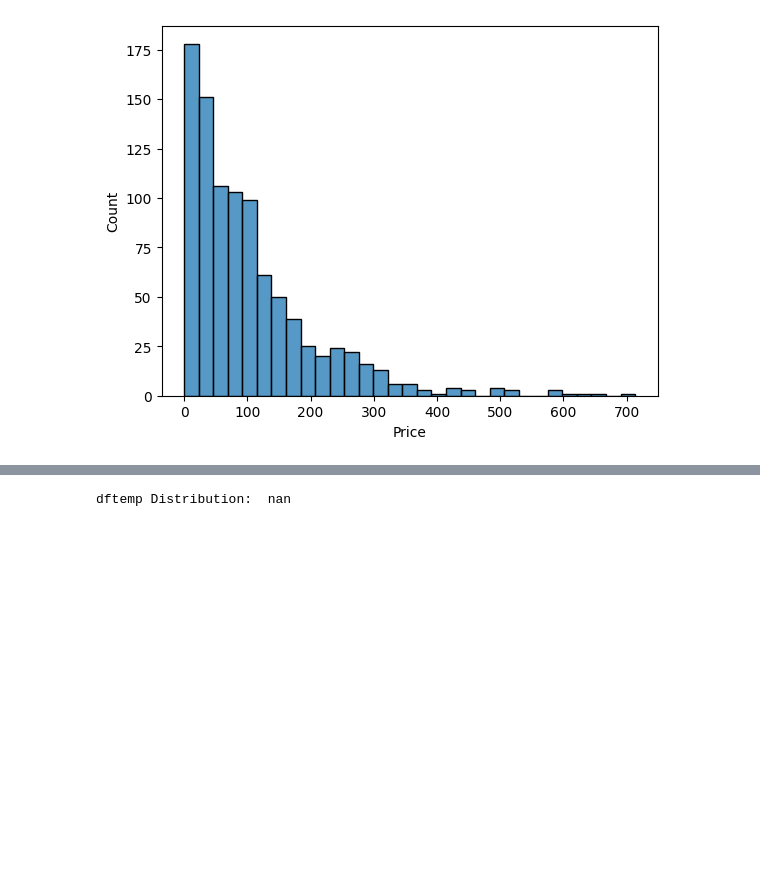
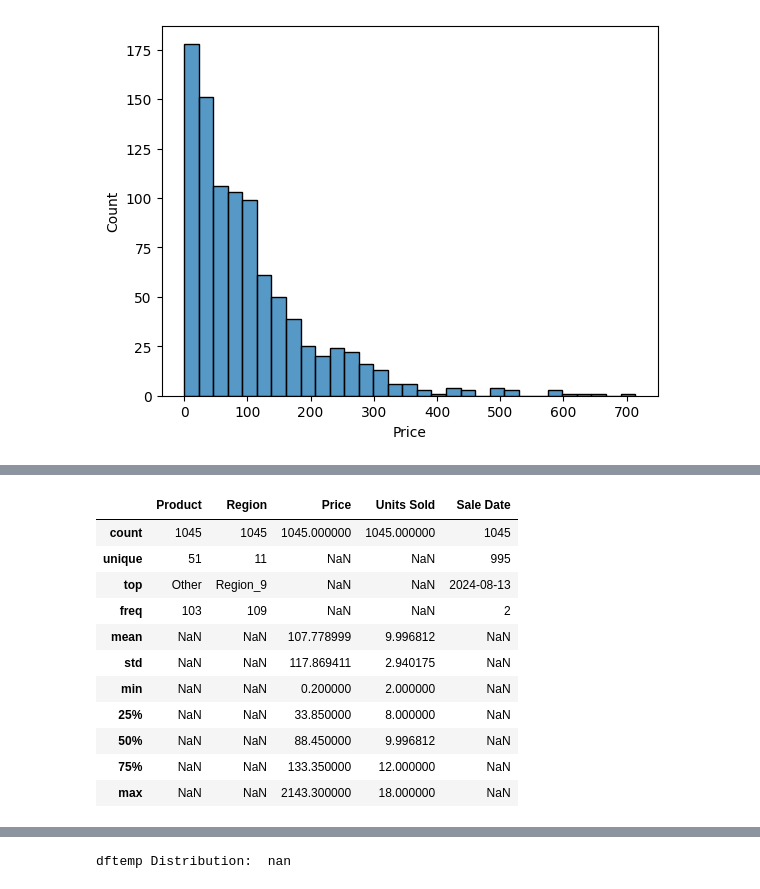
Before and after one commit to pmalviyaa/schulich_data_science, a Jupyter notebook: Assignment 1.ipynb, the cells around one changed output, grey strips where cells are left out. Saved outputs shown, nothing was run; the diff lists cells and outputs as text; code cells hidden in the pictures; blank space fills up the shorter version.

```diff
--- a/Assignment 1.ipynb
+++ b/Assignment 1.ipynb
@@ -79,0 +108,26 @@ sns.histplot(df['Price'])
+# %%
+#Filling blank areas with mean in the column Units Sold
+df['Units Sold'] = df['Units Sold'].fillna(df['Units Sold'].mean())
+# %%
+#Dropping duplicates from the df because of entry error
+df.drop_duplicates(inplace=True)
+# %%
+# Replacing the missing data in the product and region columns
+df['Product'] = df['Product'].fillna('Other')
+df['Region'] = df['Region'].fillna('Other')
+# %%
+# Making Sure that data is clean as desired
+df.describe(include='all')
+# %% [output]
+|  | Product | Region | Price | Units Sold | Sale Date |
+| count | 1045 | 1045 | 1045.000000 | 1045.000000 | 1045 |
+| unique | 51 | 11 | NaN | NaN | 995 |
+| top | Other | Region_9 | NaN | NaN | 2024-08-13 |
+| freq | 103 | 109 | NaN | NaN | 2 |
+| mean | NaN | NaN | 107.778999 | 9.996812 | NaN |
+| std | NaN | NaN | 117.869411 | 2.940175 | NaN |
+| min | NaN | NaN | 0.200000 | 2.000000 | NaN |
+| 25% | NaN | NaN | 33.850000 | 8.000000 | NaN |
+| 50% | NaN | NaN | 88.450000 | 9.996812 | NaN |
+| 75% | NaN | NaN | 133.350000 | 12.000000 | NaN |
+| max | NaN | NaN | 2143.300000 | 18.000000 | NaN |
```
Also changed, not shown: parts of 9 cells of this notebook.
